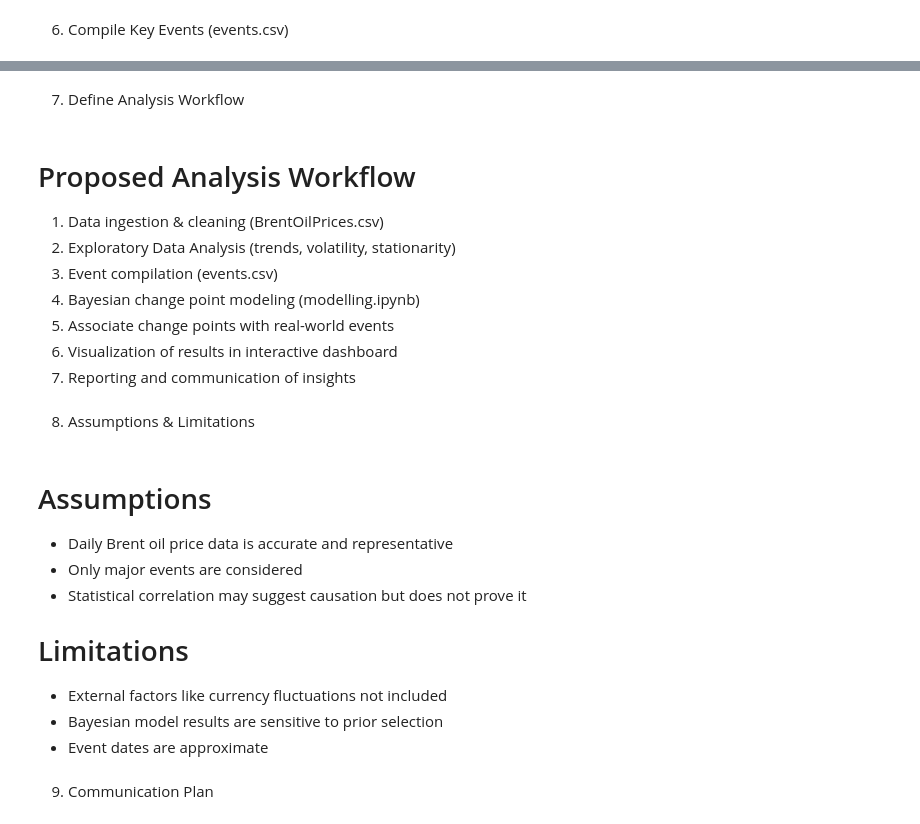
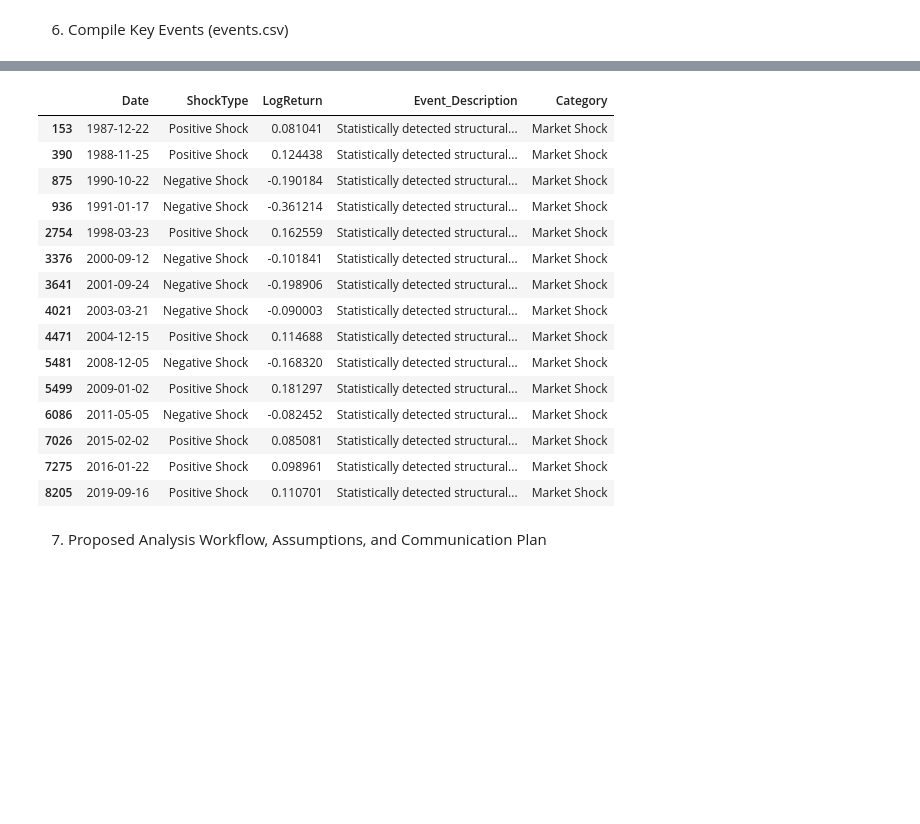
Before and after one commit to Deregit2025/oil-price-changepoint-analysis-ml-dashboard, a Jupyter notebook: notebooks/foundation.ipynb, the cells around one changed output, grey strips where cells are left out. Saved outputs shown, nothing was run; the diff lists cells and outputs as text; code cells hidden in the pictures; blank space fills up the shorter version.

```diff
--- a/notebooks/foundation.ipynb
+++ b/notebooks/foundation.ipynb
@@ -139,26 +171,26 @@ events_df
+# %%
+events_df = major_shocks[['Date', 'ShockType', 'LogReturn']].copy()
+events_df['Event_Description'] = "Statistically detected structural shock"
+events_df['Category'] = "Market Shock"
+
+events_df.to_csv("../data/processed/detected_events.csv", index=False)
+events_df
+# %% [output]
+|  | Date | ShockType | LogReturn | Event_Description | Category |
+| 153 | 1987-12-22 | Positive Shock | 0.081041 | Statistically detected structural... | Market Shock |
+| 390 | 1988-11-25 | Positive Shock | 0.124438 | Statistically detected structural... | Market Shock |
+| 875 | 1990-10-22 | Negative Shock | -0.190184 | Statistically detected structural... | Market Shock |
+| 936 | 1991-01-17 | Negative Shock | -0.361214 | Statistically detected structural... | Market Shock |
+| 2754 | 1998-03-23 | Positive Shock | 0.162559 | Statistically detected structural... | Market Shock |
+| 3376 | 2000-09-12 | Negative Shock | -0.101841 | Statistically detected structural... | Market Shock |
+| 3641 | 2001-09-24 | Negative Shock | -0.198906 | Statistically detected structural... | Market Shock |
+| 4021 | 2003-03-21 | Negative Shock | -0.090003 | Statistically detected structural... | Market Shock |
+| 4471 | 2004-12-15 | Positive Shock | 0.114688 | Statistically detected structural... | Market Shock |
+| 5481 | 2008-12-05 | Negative Shock | -0.168320 | Statistically detected structural... | Market Shock |
+| 5499 | 2009-01-02 | Positive Shock | 0.181297 | Statistically detected structural... | Market Shock |
+| 6086 | 2011-05-05 | Negative Shock | -0.082452 | Statistically detected structural... | Market Shock |
+| 7026 | 2015-02-02 | Positive Shock | 0.085081 | Statistically detected structural... | Market Shock |
+| 7275 | 2016-01-22 | Positive Shock | 0.098961 | Statistically detected structural... | Market Shock |
+| 8205 | 2019-09-16 | Positive Shock | 0.110701 | Statistically detected structural... | Market Shock |
 # %% [markdown]
-7. Define Analysis Workflow
+7. Proposed Analysis Workflow, Assumptions, and Communication Plan
-# %% [markdown]
-# Proposed Analysis Workflow
-
-1. Data ingestion & cleaning (BrentOilPrices.csv)
-2. Exploratory Data Analysis (trends, volatility, stationarity)
-3. Event compilation (events.csv)
-4. Bayesian change point modeling (modelling.ipynb)
-5. Associate change points with real-world events
-6. Visualization of results in interactive dashboard
-7. Reporting and communication of insights
-# %% [markdown]
-8. Assumptions & Limitations
-# %% [markdown]
-# Assumptions
-- Daily Brent oil price data is accurate and representative
-- Only major events are considered
-- Statistical correlation may suggest causation but does not prove it
-
-# Limitations
-- External factors like currency fluctuations not included
-- Bayesian model results are sensitive to prior selection
-- Event dates are approximate
-# %% [markdown]
-9. Communication Plan
```
Also changed, not shown: parts of 5 cells of this notebook.
